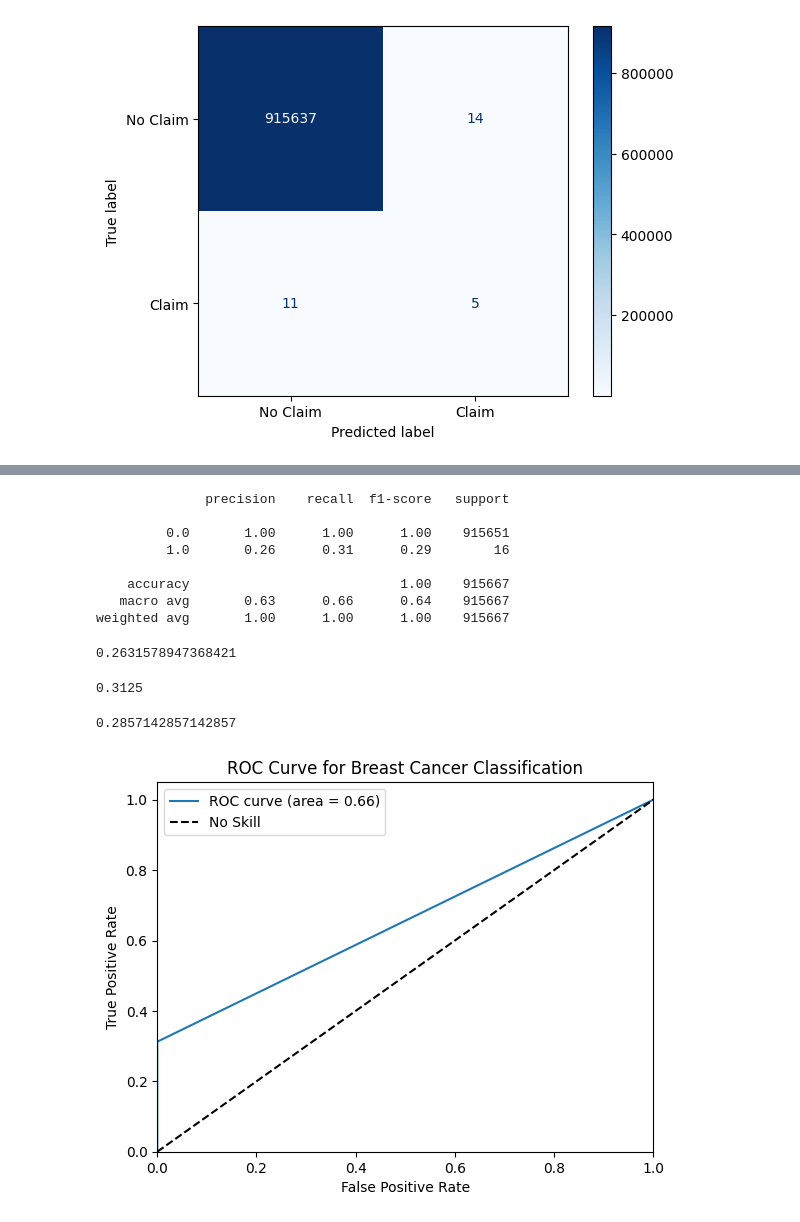
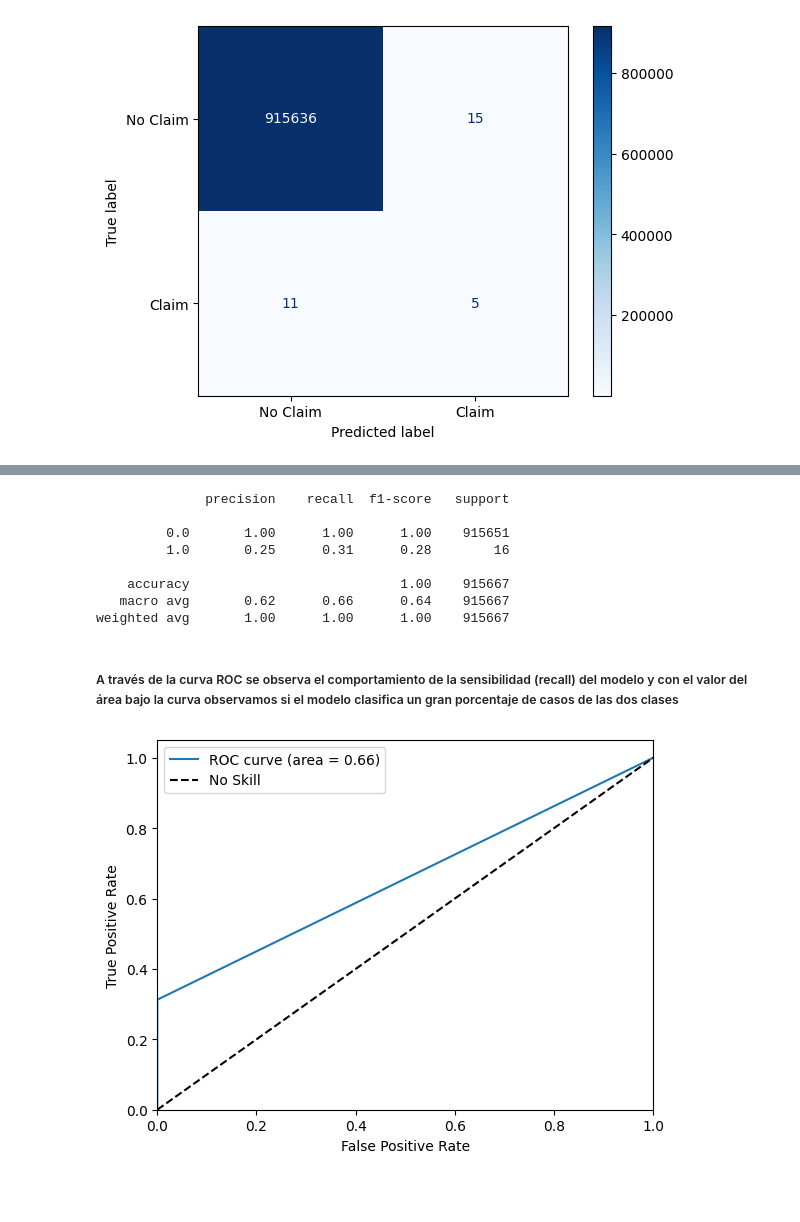
Before and after one commit to jacquito0925/audimed_tfm, a Jupyter notebook: 3_Model_RFC_Claims.ipynb, the cells around one changed output, grey strips where cells are left out. Saved outputs shown, nothing was run; the diff lists cells and outputs as text; code cells hidden in the pictures; blank space fills up the shorter version.

```diff
--- a/3_Model_RFC_Claims.ipynb
+++ b/3_Model_RFC_Claims.ipynb
@@ -116,6 +116,8 @@ X_train.shape, X_validation.shape
 # %%
 # Model random forest classifier
-#,class_weight="balanced"
-RFC_model = RandomForestClassifier(n_estimators=100, max_depth=53, class_weight="balanced_subsample")
+start_time = time()
+RFC_model = RandomForestClassifier(n_estimators=100, max_depth=53, class_weight="balanced")
 RFC_model.fit(X_train, Y_train)
+elapsed_time = time() - start_time
+print("Elapsed time: %.10f seconds." % elapsed_time)
 # %% [output]
@@ -183,44 +201,29 @@ plt.show()
 # %%
+# Clasification report of model
 print(classification_report(df_compare['Actual value'], df_compare['Predicted value']))
 # %% [output]
               precision    recall  f1-score   support
 
          0.0       1.00      1.00      1.00    915651
-         1.0       0.26      0.31      0.29        16
+         1.0       0.25      0.31      0.28        16
 
     accuracy                           1.00    915667
-   macro avg       0.63      0.66      0.64    915667
+   macro avg       0.62      0.66      0.64    915667
 weighted avg       1.00      1.00      1.00    915667
-# %%
-from sklearn.metrics import precision_score
-precision_score(Y_validation, Y_predict)
-# %% [output]
-0.2631578947368421
-# %%
-from sklearn.metrics import recall_score
-recall_score(Y_validation, Y_predict)
-# %% [output]
-0.3125
-# %%
-from sklearn.metrics import f1_score
-f1_score(Y_validation, Y_predict)
-# %% [output]
-0.2857142857142857
+# %% [markdown]
+##### A través de la curva ROC se observa el comportamiento de la sensibilidad (recall) del modelo y con el valor del área bajo la curva observamos si el modelo clasifica un gran porcentaje de casos de las dos clases
 # %%
-from sklearn.metrics import roc_curve, auc
 # Calculate ROC curve
 fpr, tpr, thresholds = roc_curve(Y_validation, Y_predict)
 roc_auc = auc(fpr, tpr)
-# Plot the ROC curve
 plt.figure()
 plt.plot(fpr, tpr, label='ROC curve (area = %0.2f)' % roc_auc)
 plt.plot([0, 1], [0, 1], 'k--', label='No Skill')
 plt.xlim([0.0, 1.0])
 plt.ylim([0.0, 1.05])
 plt.xlabel('False Positive Rate')
 plt.ylabel('True Positive Rate')
-plt.title('ROC Curve for Breast Cancer Classification')
 plt.legend()
 plt.show()
 # %% [output]
-[figure, old version]
+[figure, new version]
```
Also changed, not shown: parts of 19 cells of this notebook, 1 other file.
